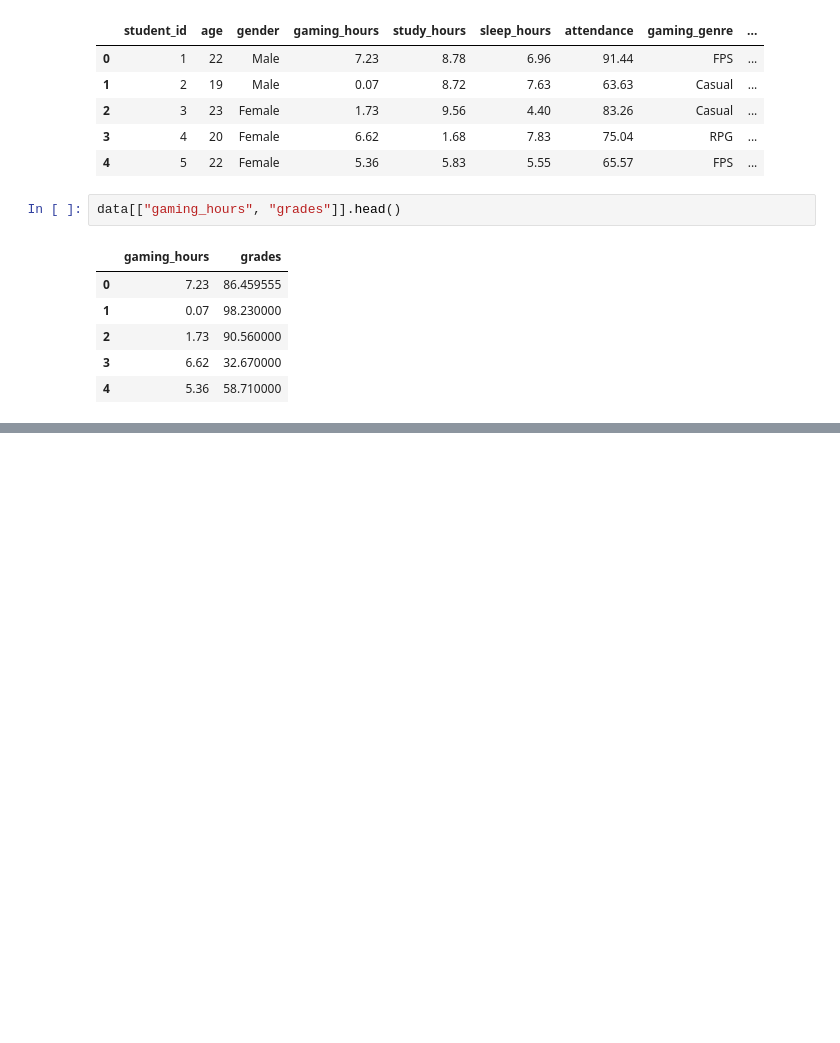
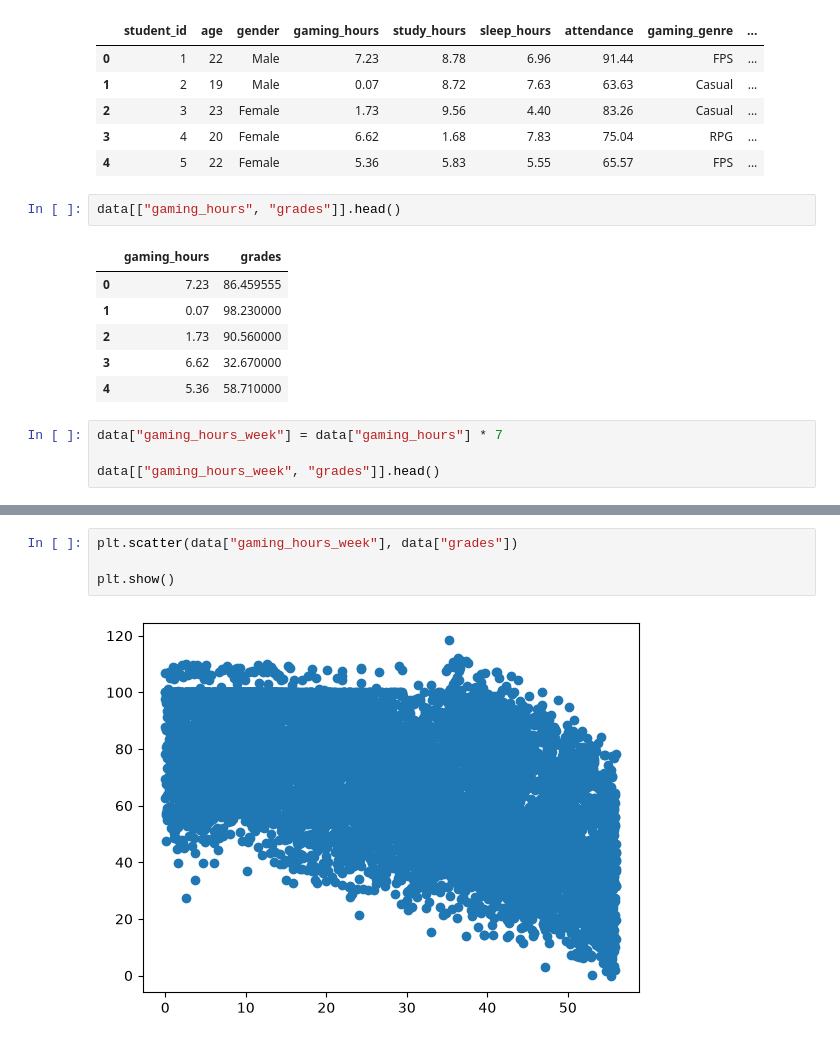
Before and after one commit to VetleBersaas/Gaming-Grades-Gig, a Jupyter notebook: gaming_grades.ipynb, the cells around one changed output, grey strips where cells are left out. Drawn from its saved outputs; the diff is of its cells as text; blank space fills up the shorter version.

Commit message:
Creating the first scatterplot

```diff
--- a/gaming_grades.ipynb
+++ b/gaming_grades.ipynb
@@ -22,3 +22,7 @@ data[["gaming_hours", "grades"]].head()
 | 2 | 1.73 | 90.560000 |
 | 3 | 6.62 | 32.670000 |
 | 4 | 5.36 | 58.710000 |
+# %%
+data["gaming_hours_week"] = data["gaming_hours"] * 7
+
+data[["gaming_hours_week", "grades"]].head()
@@ -24,0 +36,6 @@ data[["gaming_hours", "grades"]].head()
+# %%
+plt.scatter(data["gaming_hours_week"], data["grades"])
+
+plt.show()
+# %% [output]
+[figure, added]
```
Also changed, not shown: parts of 1 cell of this notebook, 1 other file.
